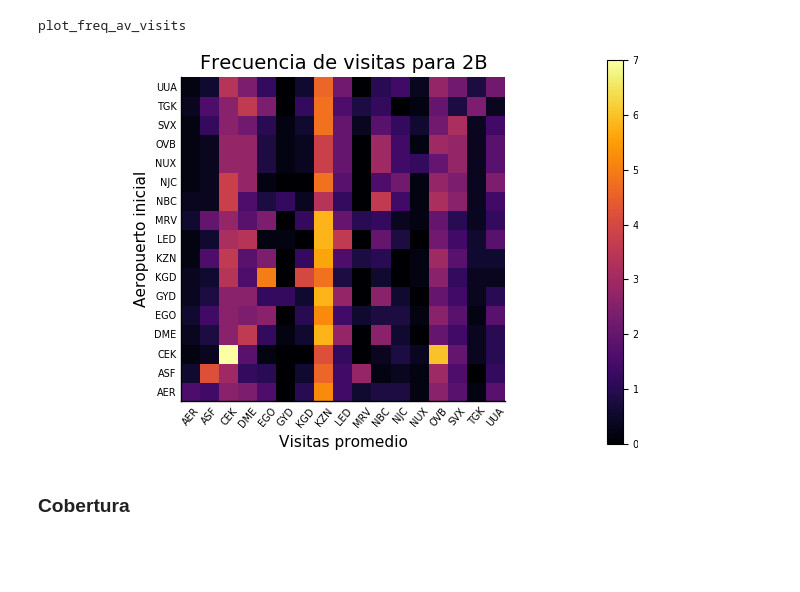
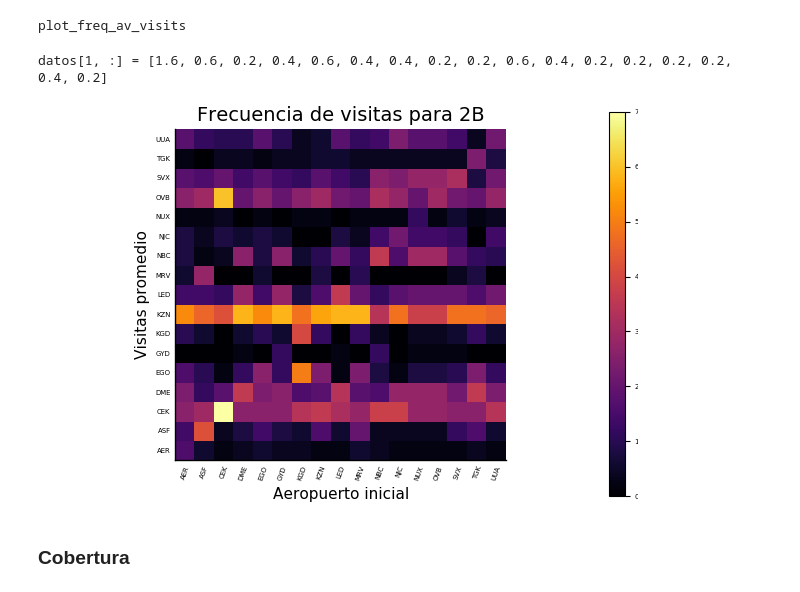
Before and after one commit to Yuriyama/Proyecto_aerolineas, a Jupyter notebook: Code/2B.ipynb, the cells around one changed output. Drawn from its saved outputs; the diff is of its cells as text; code cells hidden in the pictures; blank space fills up the shorter version.

```diff
--- a/Code/2B.ipynb
+++ b/Code/2B.ipynb
@@ -887,14 +916,24 @@ Función que crea un diccionario con frecuencias por nodo inicial y muestra todo
 """
 function plot_freq_av_visits(W::Array{Any, 1}, airline_code::String)
 
-    pyplot()
+
 
     mat_completa = distrib_av_visits(W)
+
     mat = mat_completa[:, (2:end)] #desde la segunda columna para no tomar en cuenta los end-points
+    #Hasta aquí tengo una matriz en donde cada renglón corresponde a un nodo inicial cada columna
+    #corresponde al promedio de visitas por el nodo "num_columna"
+
+    #Ahora quiero
+    datos = transpose(mat)
+
+    aerolinea_matriz = string(airline_code, "_matriz_du.csv")
+    nombres_multiplex = airport_names("/Users/yuriko/Documents/UNAM/Tesis_Lic/data/aerolineas_matrices/$aerolinea_matriz")
 
     xs = [nombres_multiplex]
     ys = [nombres_multiplex] #[string("v_0 ", i) for i = 1:length(W)]
-    z = mat
+    z = datos
+    @show datos[1,:]
 
     heatmap(xs, ys, z,
         title = string("Frecuencia de visitas para ", airline_code),
@@ -902,15 +941,16 @@ function plot_freq_av_visits(W::Array{Any, 1}, airline_code::String)
         clims = (0, maximum(mat)), #MÁXIMO DEL MULTIPLEX GLOBAL/AEROLÍNEA MÁS GRANDE ¿?
         xticks = :all,
         yticks = :all,
-        xtickfont = font(7, "Courier"),
-        ytickfont = font(7, "Courier"),
-        xlabel = "Visitas promedio",
-        ylabel = "Aeropuerto inicial",
-        xrotation = 50)
+        xtickfont = (5, "Courier"),
+        ytickfont = (5, "Courier"),
+        xlabel = "Aeropuerto inicial",
+        ylabel = "Visitas promedio",
+        xrotation = 70)
 end
 # %% [output]
 plot_freq_av_visits
 # %%
-plot_freq_av_visits(caminata_M, "2B")
+bbb= plot_freq_av_visits(caminata_M, "2B")
 # %% [output]
+datos[1, :] = [1.6, 0.6, 0.2, 0.4, 0.6, 0.4, 0.4, 0.2, 0.2, 0.6, 0.4, 0.2, 0.2, 0.2, 0.2, 0.4, 0.2]
-[figure, old version]
+[figure, new version]
```
Also changed, not shown: parts of 69 cells of this notebook, 2 other files.
